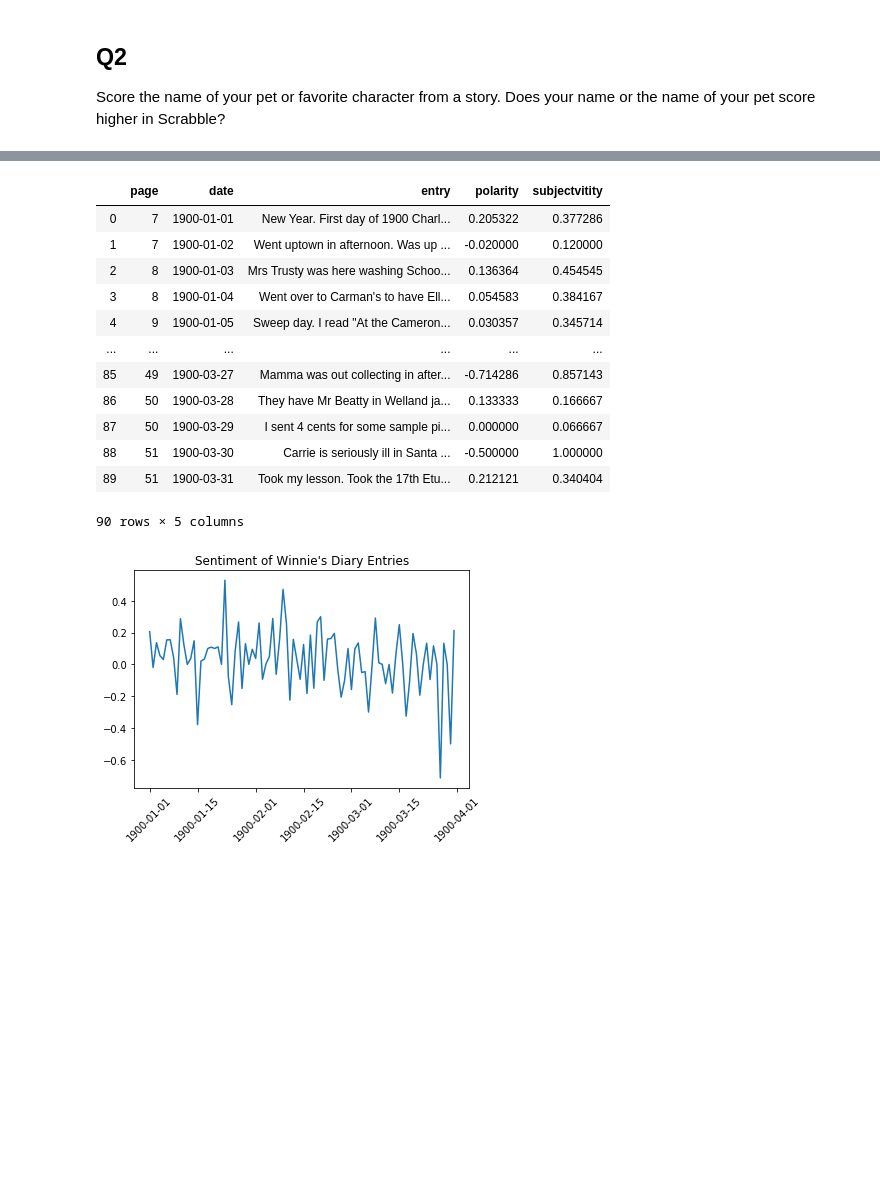
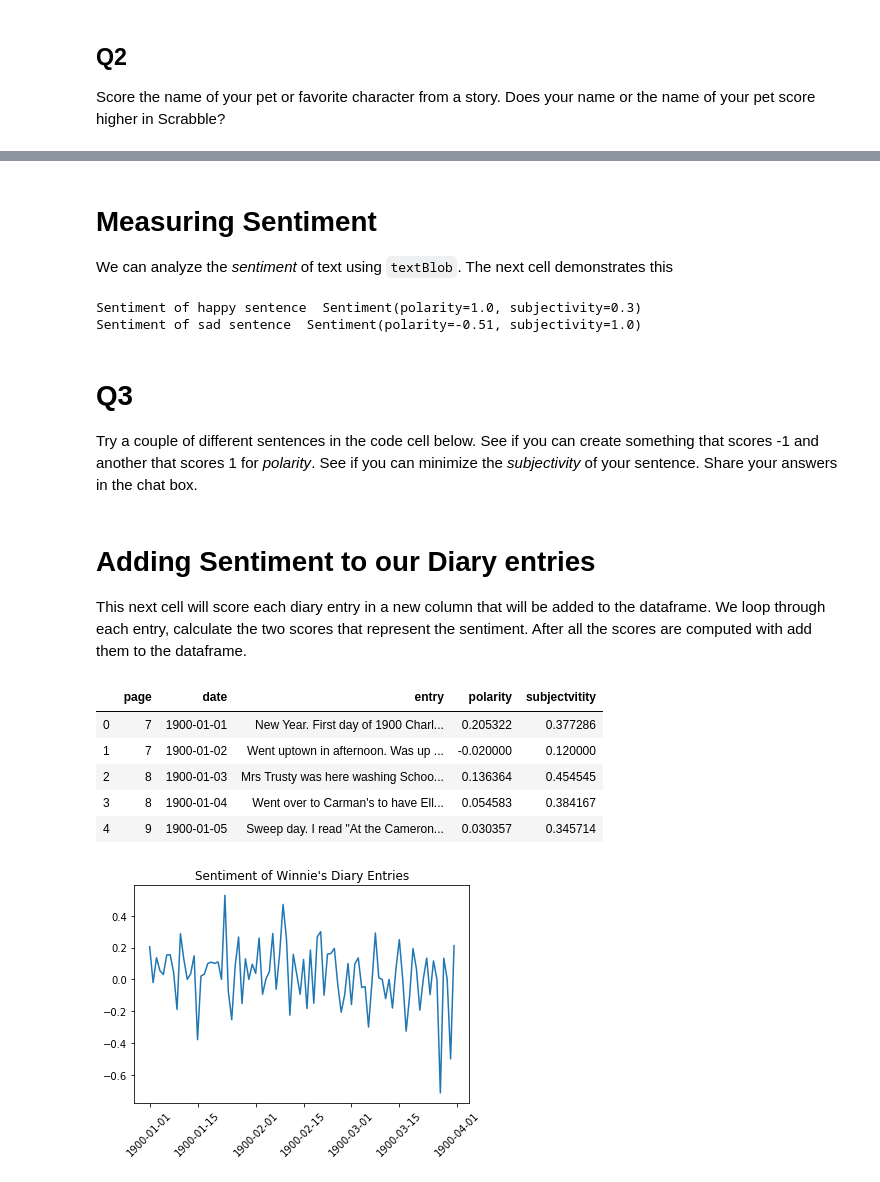
Before and after one commit to BrockDSL/Text_Analysis_with_Python, a Jupyter notebook: basics.ipynb, the cells around one changed output, grey strips where cells are left out. Saved outputs shown, nothing was run; the diff lists cells and outputs as text; code cells hidden in the pictures; blank space fills up the shorter version.

Commit message:
along the path with Winnie

```diff
--- a/01-intro.ipynb
+++ b/basics.ipynb
@@ -120,6 +119,8 @@ We just completed a very basic text analysis where we analyzed two different bit
 #Install textblob using magic commands
 #Only needed once
 %pip install textblob
+#%python -m textblob.download_corpora
+#%pip install textblob.download_corpora
 
 from textblob import TextBlob
 
@@ -127,7 +128,15 @@ from textblob import TextBlob
 #from gensim import corpora, models, similarities, downloader
 
 import pandas as pd
+import nltk
 import matplotlib.pyplot as plt
+
+nltk.download('punkt')
+nltk.download('averaged_perceptron_tagger')
+nltk.download('brown')
+
+#Let's make sure our previews show more information
+pd.set_option('display.max_colwidth', 200)
 # %% [output]
 Requirement already satisfied: textblob in /Users/tim/opt/anaconda3/lib/python3.7/site-packages (0.15.3)
 Requirement already satisfied: nltk>=3.1 in /Users/tim/opt/anaconda3/lib/python3.7/site-packages (from textblob) (3.4.5)
@@ -139,3 +158,7 @@ Corpus is text from [Winnie Beam diary](https://dr.library.brocku.ca/) first few
 winnie_corpus = pd.read_csv('winnie_corpus.txt', header = None, delimiter="\t")
 winnie_corpus.columns = ["page","date","entry"]
 winnie_corpus['date'] = pd.to_datetime(winnie_corpus['date'])
+winnie_corpus['entry'] = winnie_corpus.entry.astype(str)
+
+#preview our top entries
+winnie_corpus.head()
@@ -141,0 +172,22 @@ winnie_corpus['date'] = pd.to_datetime(winnie_corpus['date'])
+# %% [markdown]
+# Measuring Sentiment
+
+We can analyze the _sentiment_ of text using `textBlob`. The next cell demonstrates this
+# %%
+
+happy_sentence = "Python is the best programming language ever!"
+sad_sentence = "Python is difficult to use, and very frustrating"
+
+
+print("Sentiment of happy sentence ", TextBlob(happy_sentence).sentiment)
+print("Sentiment of sad sentence ", TextBlob(sad_sentence).sentiment)
+
+# polarity ranges from -1 to 1.
+# subjectvity ranges from 0 to 1.
+# %% [output]
+Sentiment of happy sentence  Sentiment(polarity=1.0, subjectivity=0.3)
+Sentiment of sad sentence  Sentiment(polarity=-0.51, subjectivity=1.0)
+# %% [markdown]
+# Q3
+
+Try a couple of different sentences in the code cell below. See if you can create something that scores -1 and another that scores 1 for _polarity_. See if you can minimize the _subjectivity_ of your sentence. Share your answers in the chat box.
@@ -142,32 +197,31 @@ winnie_corpus['date'] = pd.to_datetime(winnie_corpus['date'])
+# %% [markdown]
+# Adding Sentiment to our Diary entries
+
+This next cell will score each diary entry in a new column that will be added to the dataframe. We loop through each entry, calculate the two scores that represent the sentiment. After all the scores are computed with add them to the dataframe.
 # %%
 #Apply sentiment analysis from TextBlob
 
 polarity = []
 subjectivity = []
 
 
 for day in winnie_corpus.entry:
+    #print(day,"\n")
     score = TextBlob(day)
     polarity.append(score.sentiment.polarity)
     subjectivity.append(score.sentiment.subjectivity)
 
 winnie_corpus['polarity'] = polarity
 winnie_corpus['subjectvitity'] = subjectivity
 
 
-winnie_corpus
+#Let's look at our new top entries
+winnie_corpus.head()
 # %% [output]
 |  | page | date | entry | polarity | subjectvitity |
 | 0 | 7 | 1900-01-01 | New Year. First day of 1900 Charl... | 0.205322 | 0.377286 |
 | 1 | 7 | 1900-01-02 | Went uptown in afternoon. Was up ... | -0.020000 | 0.120000 |
 | 2 | 8 | 1900-01-03 | Mrs Trusty was here washing Schoo... | 0.136364 | 0.454545 |
 | 3 | 8 | 1900-01-04 | Went over to Carman's to have Ell... | 0.054583 | 0.384167 |
 | 4 | 9 | 1900-01-05 | Sweep day. I read "At the Cameron... | 0.030357 | 0.345714 |
-| ... | ... | ... | ... | ... | ... |
-| 85 | 49 | 1900-03-27 | Mamma was out collecting in after... | -0.714286 | 0.857143 |
-| 86 | 50 | 1900-03-28 | They have Mr Beatty in Welland ja... | 0.133333 | 0.166667 |
-| 87 | 50 | 1900-03-29 | I sent 4 cents for some sample pi... | 0.000000 | 0.066667 |
-| 88 | 51 | 1900-03-30 | Carrie is seriously ill in Santa ... | -0.500000 | 1.000000 |
-| 89 | 51 | 1900-03-31 | Took my lesson. Took the 17th Etu... | 0.212121 | 0.340404 |
-90 rows × 5 columns
 # %%
```
Also changed, not shown: parts of 17 cells of this notebook.
